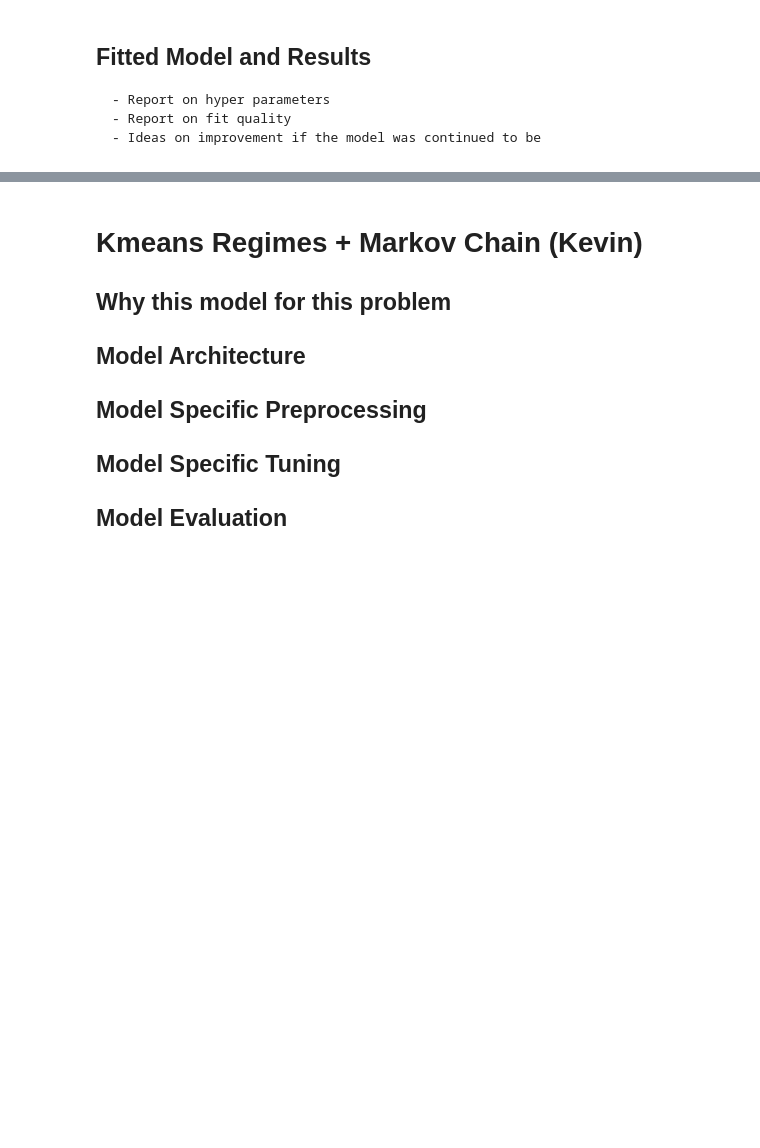
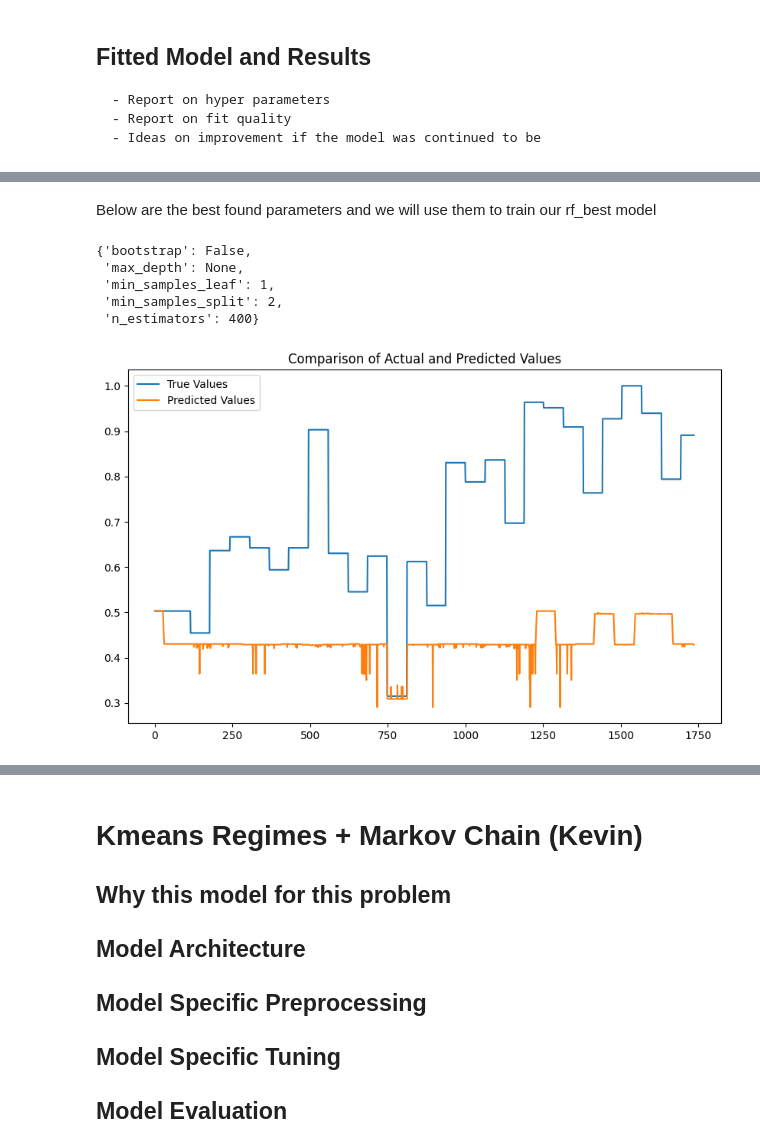
Before and after one commit to franco-rey/521-Final-Project, a Jupyter notebook: Group Report - OUTLINE FOR WRITING.ipynb, the cells around one changed output, grey strips where cells are left out. Cells and saved outputs as stored; diff of their text form; code cells hidden in the pictures; blank space fills up the shorter version.

```diff
--- a/Group Report - OUTLINE FOR WRITING.ipynb
+++ b/Group Report - OUTLINE FOR WRITING.ipynb
@@ -353,0 +356,9 @@ merged_df.head()
+# %%
+# Forward Fill
+merged_df.ffill(inplace=True)
+
+# Backward Fill
+merged_df.bfill(inplace=True)
+
+# Fill with Mean (ensure to apply this per feature if your data isn't homogeneous)
+merged_df.fillna(merged_df.mean(), inplace=True)
@@ -384,0 +707,26 @@ merged_df.head()
+# %% [markdown]
+Below are the best found parameters and we will use them to train our rf_best model
+# %%
+# Train the model using the best parameters
+rf_best = RandomForestRegressor(**best_params, random_state=0)
+rf_best.fit(X_train_reshaped, y_train)
+best_params
+# %% [output]
+{'bootstrap': False,
+ 'max_depth': None,
+ 'min_samples_leaf': 1,
+ 'min_samples_split': 2,
+ 'n_estimators': 400}
+# %%
+# Make predictions on the test set using the new model
+y_pred = rf_best.predict(X_test_reshaped)
+# %%
+import matplotlib.pyplot as plt
+plt.figure(figsize=(10, 6))
+plt.plot(y_test, label='True Values')
+plt.plot(y_pred, label='Predicted Values')
+plt.title('Comparison of Actual and Predicted Values')
+plt.legend()
+plt.show()
+# %% [output]
+[figure, added]
```
Also changed, not shown: parts of 38 cells of this notebook.
